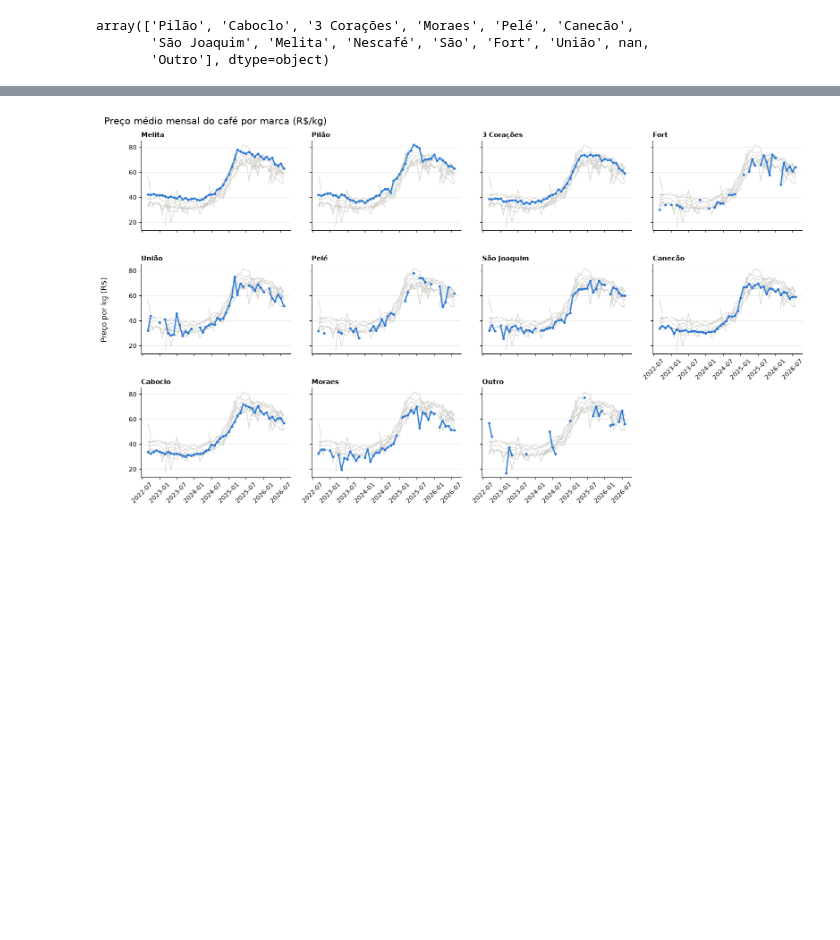
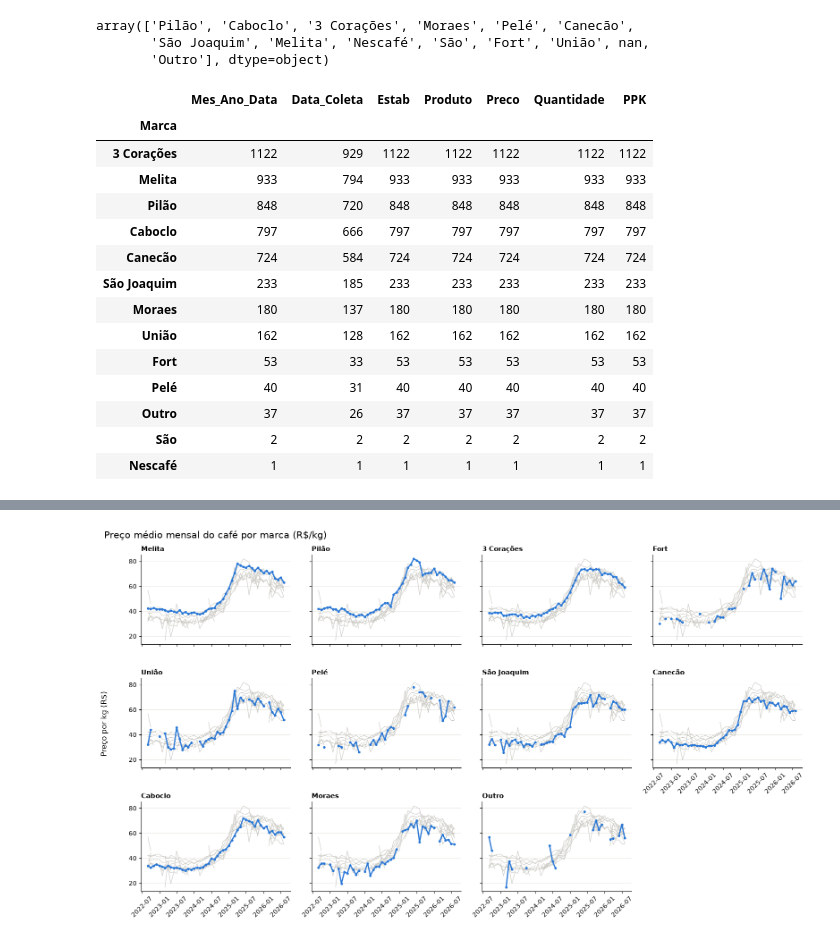
Before and after one commit to Teus-Andrezana/dados_cesta_basica, a Jupyter notebook: notebooks/cesta_basica.ipynb, the cells around one changed output, grey strips where cells are left out. Cells and saved outputs as stored; diff of their text form; code cells hidden in the pictures; blank space fills up the shorter version.

```diff
--- a/notebooks/cesta_basica.ipynb
+++ b/notebooks/cesta_basica.ipynb
@@ -133,3 +133,21 @@ df_cafe['Marca'].unique()
 array(['Pilão', 'Caboclo', '3 Corações', 'Moraes', 'Pelé', 'Canecão',
        'São Joaquim', 'Melita', 'Nescafé', 'São', 'Fort', 'União', nan,
        'Outro'], dtype=object)
+# %%
+df_cafe.groupby('Marca').count().sort_values('Quantidade', ascending=False)
+# %% [output]
+|  | Mes_Ano_Data | Data_Coleta | Estab | Produto | Preco | Quantidade | PPK |
+| Marca |  |  |  |  |  |  |  |
+| 3 Corações | 1122 | 929 | 1122 | 1122 | 1122 | 1122 | 1122 |
+| Melita | 933 | 794 | 933 | 933 | 933 | 933 | 933 |
+| Pilão | 848 | 720 | 848 | 848 | 848 | 848 | 848 |
+| Caboclo | 797 | 666 | 797 | 797 | 797 | 797 | 797 |
+| Canecão | 724 | 584 | 724 | 724 | 724 | 724 | 724 |
+| São Joaquim | 233 | 185 | 233 | 233 | 233 | 233 | 233 |
+| Moraes | 180 | 137 | 180 | 180 | 180 | 180 | 180 |
+| União | 162 | 128 | 162 | 162 | 162 | 162 | 162 |
+| Fort | 53 | 33 | 53 | 53 | 53 | 53 | 53 |
+| Pelé | 40 | 31 | 40 | 40 | 40 | 40 | 40 |
+| Outro | 37 | 26 | 37 | 37 | 37 | 37 | 37 |
+| São | 2 | 2 | 2 | 2 | 2 | 2 | 2 |
+| Nescafé | 1 | 1 | 1 | 1 | 1 | 1 | 1 |
```
Also changed, not shown: parts of 5 cells of this notebook.
